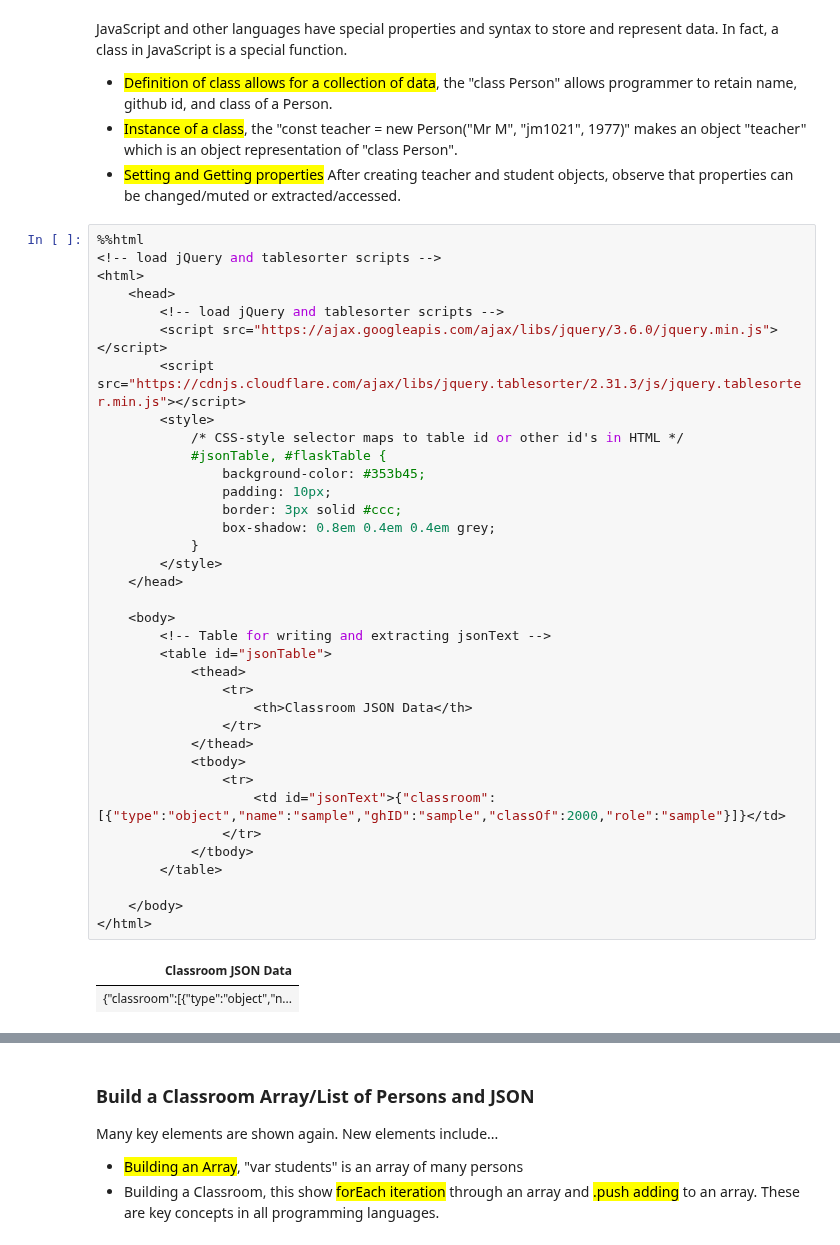
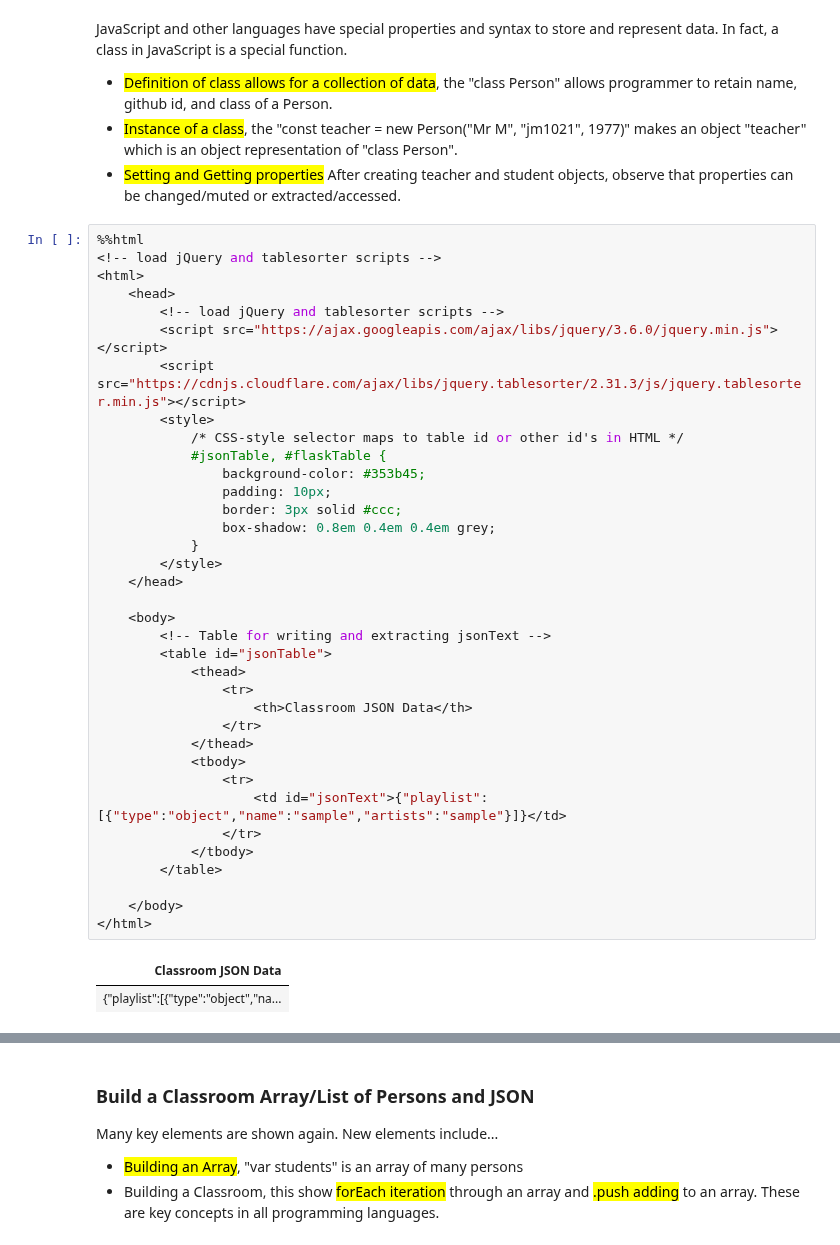
Before and after one commit to sanikasha/superFastPages, a Jupyter notebook: _notebooks/2022-09-19-PBL-javascript_tutorial.ipynb, the cells around one changed output, grey strips where cells are left out. Drawn from its saved outputs; the diff is of its cells as text.

```diff
--- a/_notebooks/2022-09-19-PBL-javascript_tutorial.ipynb
+++ b/_notebooks/2022-09-19-PBL-javascript_tutorial.ipynb
@@ -204,32 +204,32 @@ JavaScript and other languages have special properties and syntax to store and r
         <script src="https://cdnjs.cloudflare.com/ajax/libs/jquery.tablesorter/2.31.3/js/jquery.tablesorter.min.js"></script>
         <style>
             /* CSS-style selector maps to table id or other id's in HTML */
             #jsonTable, #flaskTable {
                 background-color: #353b45;
                 padding: 10px;
                 border: 3px solid #ccc;
                 box-shadow: 0.8em 0.4em 0.4em grey;
             }
         </style>
     </head>
 
     <body>
         <!-- Table for writing and extracting jsonText -->
         <table id="jsonTable">
             <thead>
                 <tr>
                     <th>Classroom JSON Data</th>
                 </tr>
             </thead>
             <tbody>
                 <tr>
-                    <td id="jsonText">{"classroom":[{"type":"object","name":"sample","ghID":"sample","classOf":2000,"role":"sample"}]}</td>
+                    <td id="jsonText">{"playlist":[{"type":"object","name":"sample","artists":"sample"}]}</td>
                 </tr>
             </tbody>
         </table>
 
     </body>
 </html>
 # %% [output]
 | Classroom JSON Data |
-| {"classroom":[{"type":"object","n... |
+| {"playlist":[{"type":"object","na... |
```
Also changed, not shown: parts of 11 cells of this notebook, 3 other files.
